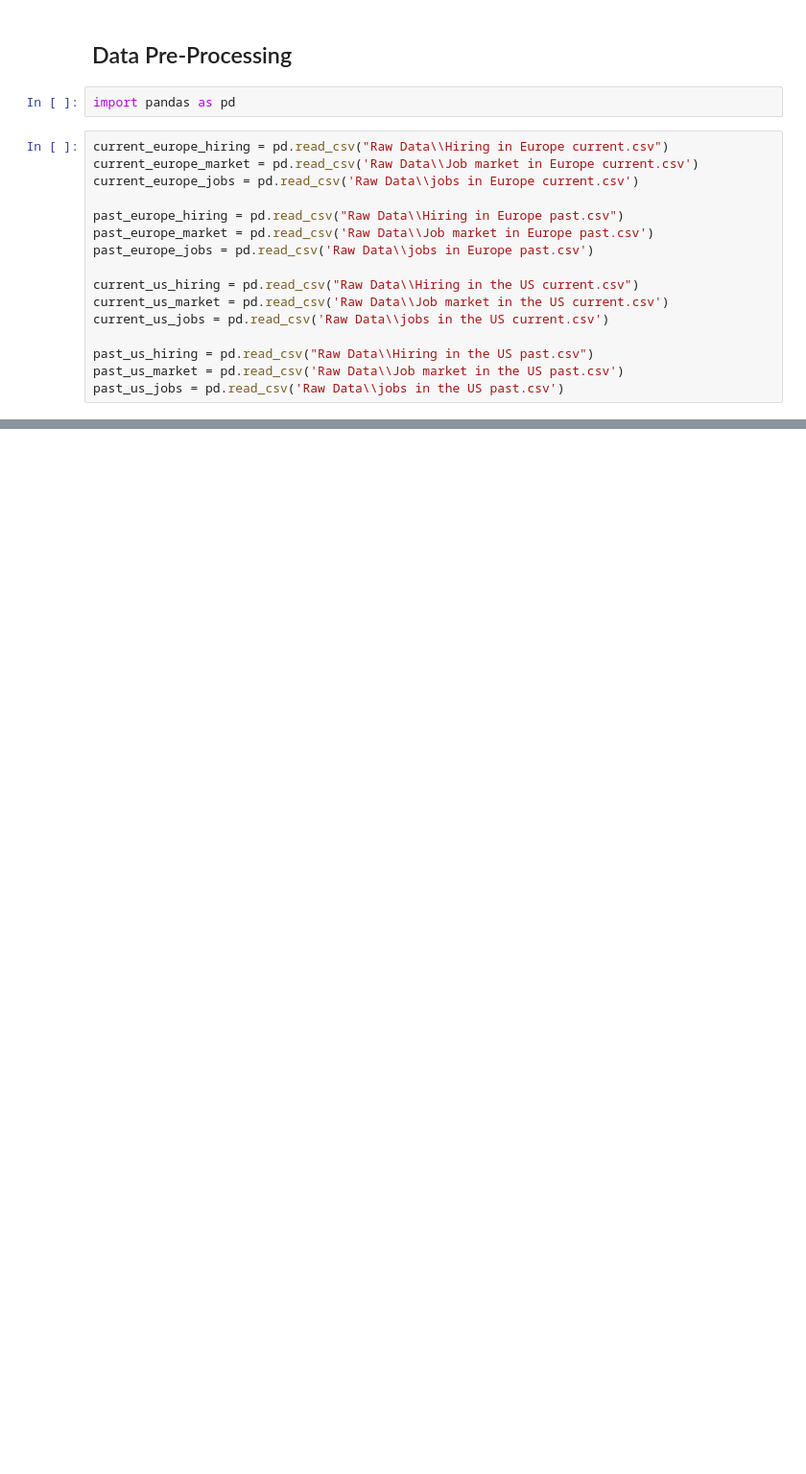
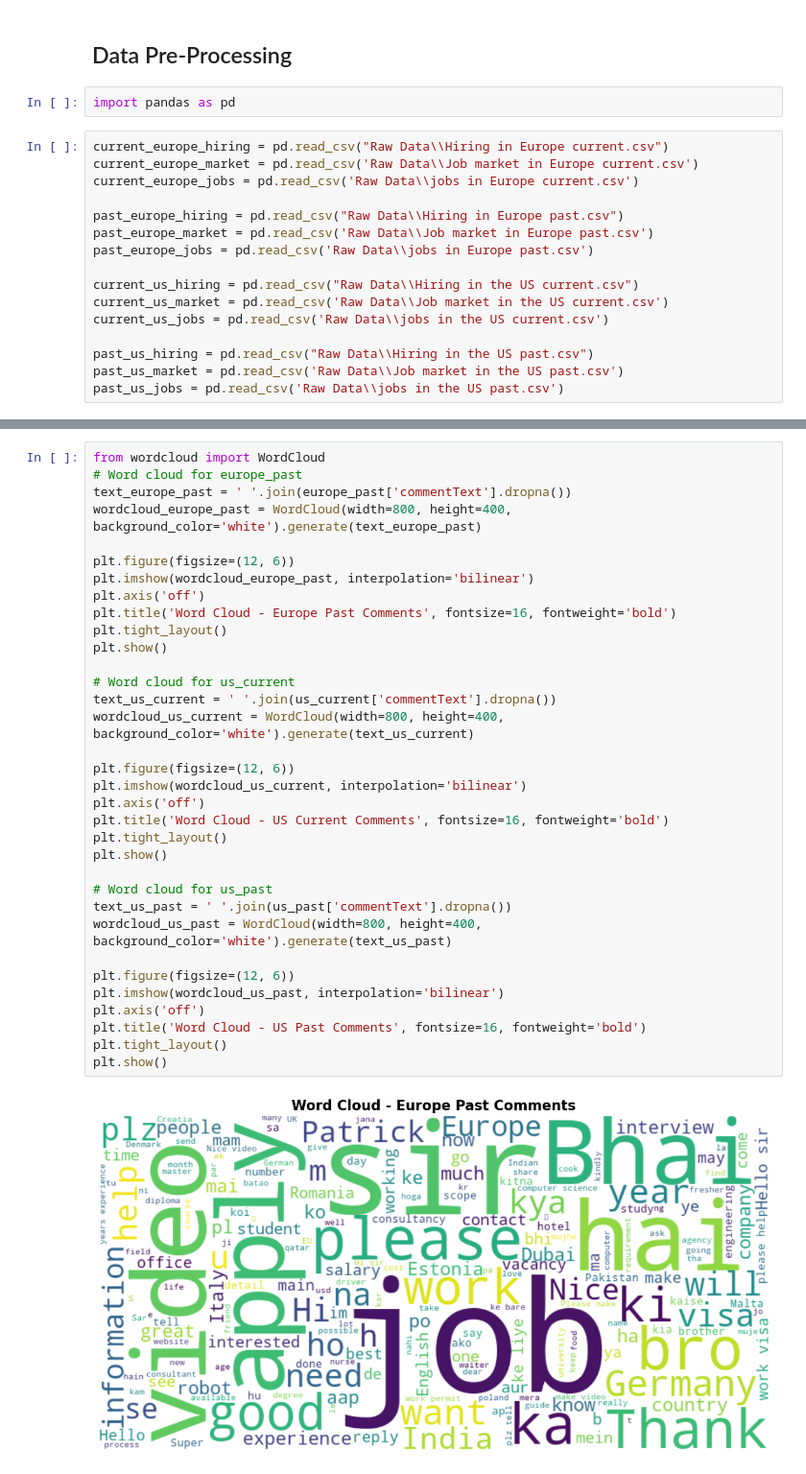
Before and after one commit to yannickkucharsky/advanced-computational-methods, a Jupyter notebook: data_preprocessing.ipynb, the cells around one changed output, grey strips where cells are left out. Shown at 96% size. Drawn from its saved outputs; the diff is of its cells as text; blank space fills up the shorter version.

```diff
--- a/data_preprocessing.ipynb
+++ b/data_preprocessing.ipynb
@@ -43,0 +211,36 @@ us_past = pd.concat([past_us_hiring, past_us_jobs, past_us_market], ignore_index
+# %%
+from wordcloud import WordCloud
+# Word cloud for europe_past
+text_europe_past = ' '.join(europe_past['commentText'].dropna())
+wordcloud_europe_past = WordCloud(width=800, height=400, background_color='white').generate(text_europe_past)
+
+plt.figure(figsize=(12, 6))
+plt.imshow(wordcloud_europe_past, interpolation='bilinear')
+plt.axis('off')
+plt.title('Word Cloud - Europe Past Comments', fontsize=16, fontweight='bold')
+plt.tight_layout()
+plt.show()
+
+# Word cloud for us_current
+text_us_current = ' '.join(us_current['commentText'].dropna())
+wordcloud_us_current = WordCloud(width=800, height=400, background_color='white').generate(text_us_current)
+
+plt.figure(figsize=(12, 6))
+plt.imshow(wordcloud_us_current, interpolation='bilinear')
+plt.axis('off')
+plt.title('Word Cloud - US Current Comments', fontsize=16, fontweight='bold')
+plt.tight_layout()
+plt.show()
+
+# Word cloud for us_past
+text_us_past = ' '.join(us_past['commentText'].dropna())
+wordcloud_us_past = WordCloud(width=800, height=400, background_color='white').generate(text_us_past)
+
+plt.figure(figsize=(12, 6))
+plt.imshow(wordcloud_us_past, interpolation='bilinear')
+plt.axis('off')
+plt.title('Word Cloud - US Past Comments', fontsize=16, fontweight='bold')
+plt.tight_layout()
+plt.show()
+# %% [output]
+[figure, added]
```
Also changed, not shown: parts of 7 cells of this notebook.
